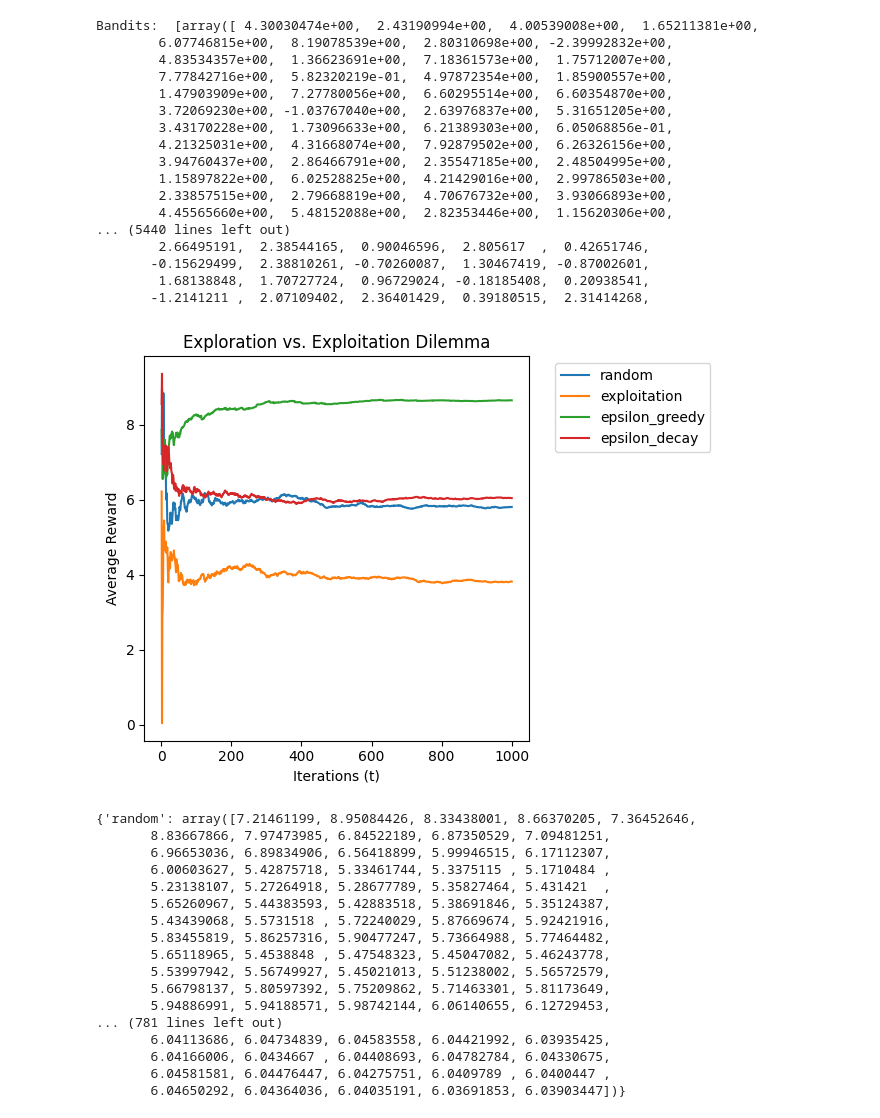
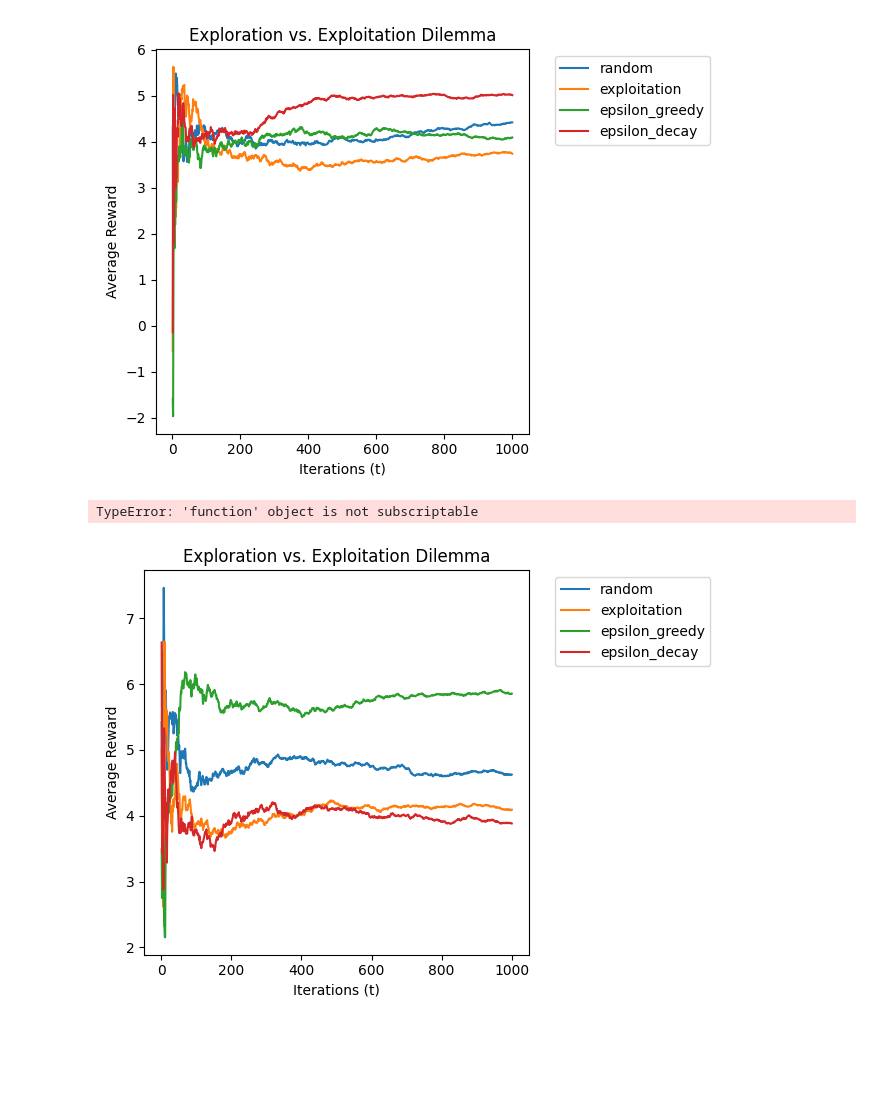
Before and after one commit to amanbarar/machine-learning-niit, a Jupyter notebook: Practical/Lab_13.ipynb, the cells around one changed output. Cells and saved outputs as stored; diff of their text form; code cells hidden in the pictures; blank space fills up the shorter version.

Commit message:
feat: best second best bandit

```diff
--- a/Practical/Lab_13.ipynb
+++ b/Practical/Lab_13.ipynb
@@ -4,5 +4,5 @@ import matplotlib.pyplot as plt
 # %%
 # Function to simulate bandits and return rewards
 def simulate_bandits(K, N):
-    bandits = [np.random.normal(loc=np.random.randint(1, 10), scale=np.random.uniform(1.0, 5.0), size=N) for _ in range(K)]
+    bandits = [np.random.normal(loc=np.random.randint(4, 6), scale=np.random.uniform(4.0, 5.5), size=N) for _ in range(K)]
     return bandits
@@ -9,7 +28,7 @@ def simulate_bandits(K, N):
 # %%
 # Function to perform the K-armed bandit simulation for different scenarios
-def k_armed_bandit_simulation(N, K, scenario):
-    bandits = simulate_bandits(K, N)
+def k_armed_bandit_simulation(N, K, scenario, bandits):
+    # bandits = simulate_bandits(K, N)
     total_reward = 0
     rewards = np.zeros(N)
     chosen_levers = np.zeros(N)
@@ -48,7 +67,6 @@ def k_armed_bandit_simulation(N, K, scenario):
         total_reward += reward
         rewards[t] = total_reward / (t + 1)
         chosen_levers[t] = lever
-    print("Bandits: ", bandits)
     return rewards
 # %%
 def plot_results(N, all_rewards):
@@ -63,48 +81,47 @@ def plot_results(N, all_rewards):
 # %%
 N = 1000
 K = 10
 scenarios = ['random', 'exploitation', 'epsilon_greedy', 'epsilon_decay']
 all_rewards = {}
 for scenario in scenarios:
-    rewards = k_armed_bandit_simulation(N, K, scenario)
+    rewards = k_armed_bandit_simulation(N, K, scenario, simulate_bandits(K, N))
     all_rewards[scenario] = rewards
 
 
 plot_results(N, all_rewards)
-print(all_rewards)
 # %% [output]
-Bandits:  [array([ 4.30030474e+00,  2.43190994e+00,  4.00539008e+00,  1.65211381e+00,
-        6.07746815e+00,  8.19078539e+00,  2.80310698e+00, -2.39992832e+00,
-        4.83534357e+00,  1.36623691e+00,  7.18361573e+00,  1.75712007e+00,
-        7.77842716e+00,  5.82320219e-01,  4.97872354e+00,  1.85900557e+00,
-        1.47903909e+00,  7.27780056e+00,  6.60295514e+00,  6.60354870e+00,
-        3.72069230e+00, -1.03767040e+00,  2.63976837e+00,  5.31651205e+00,
-        3.43170228e+00,  1.73096633e+00,  6.21389303e+00,  6.05068856e-01,
-        4.21325031e+00,  4.31668074e+00,  7.92879502e+00,  6.26326156e+00,
-        3.94760437e+00,  2.86466791e+00,  2.35547185e+00,  2.48504995e+00,
-        1.15897822e+00,  6.02528825e+00,  4.21429016e+00,  2.99786503e+00,
-        2.33857515e+00,  2.79668819e+00,  4.70676732e+00,  3.93066893e+00,
-        4.45565660e+00,  5.48152088e+00,  2.82353446e+00,  1.15620306e+00,
-... (5440 lines left out)
-        2.66495191,  2.38544165,  0.90046596,  2.805617  ,  0.42651746,
-       -0.15629499,  2.38810261, -0.70260087,  1.30467419, -0.87002601,
-        1.68138848,  1.70727724,  0.96729024, -0.18185408,  0.20938541,
-       -1.2141211 ,  2.07109402,  2.36401429,  0.39180515,  2.31414268,
-[figure, old version]
+[figure, new version]
-{'random': array([7.21461199, 8.95084426, 8.33438001, 8.66370205, 7.36452646,
-       8.83667866, 7.97473985, 6.84522189, 6.87350529, 7.09481251,
-       6.96653036, 6.89834906, 6.56418899, 5.99946515, 6.17112307,
-       6.00603627, 5.42875718, 5.33461744, 5.3375115 , 5.1710484 ,
-       5.23138107, 5.27264918, 5.28677789, 5.35827464, 5.431421  ,
-       5.65260967, 5.44383593, 5.42883518, 5.38691846, 5.35124387,
-       5.43439068, 5.5731518 , 5.72240029, 5.87669674, 5.92421916,
-       5.83455819, 5.86257316, 5.90477247, 5.73664988, 5.77464482,
-       5.65118965, 5.4538848 , 5.47548323, 5.45047082, 5.46243778,
-       5.53997942, 5.56749927, 5.45021013, 5.51238002, 5.56572579,
-       5.66798137, 5.80597392, 5.75209862, 5.71463301, 5.81173649,
-       5.94886991, 5.94188571, 5.98742144, 6.06140655, 6.12729453,
-... (781 lines left out)
-       6.04113686, 6.04734839, 6.04583558, 6.04421992, 6.03935425,
-       6.04166006, 6.0434667 , 6.04408693, 6.04782784, 6.04330675,
-       6.04581581, 6.04476447, 6.04275751, 6.0409789 , 6.0400447 ,
-       6.04650292, 6.04364036, 6.04035191, 6.03691853, 6.03903447])}
+# %%
+bandits = simulate_bandits(K, N)
+
+best_bandit, second_best_bandit = find_best_bandits(bandits)
+updated_bandits = update_bandits(bandits, best_bandit, second_best_bandit)
+
+N = 1000
+K = 10
+scenarios = ['random', 'exploitation', 'epsilon_greedy', 'epsilon_decay']
+all_rewards = {}
+for scenario in scenarios:
+    rewards = k_armed_bandit_simulation(N, K, scenario, update_bandits)
+    all_rewards[scenario] = rewards
+
+plot_results(N, all_rewards)
+# %% [output]
+TypeError: 'function' object is not subscriptable
+# %%
+N = 1000
+K = 10
+scenarios = ['random', 'exploitation', 'epsilon_greedy', 'epsilon_decay']
+all_rewards = {}
+
+# Initialize bandits outside the loop
+bandits = simulate_bandits(K, N)
+
+for scenario in scenarios:
+    # Pass the initialized bandits to the function
+    rewards = k_armed_bandit_simulation(N, K, scenario, bandits)
+    all_rewards[scenario] = rewards
+
+plot_results(N, all_rewards)
+# %% [output]
+[figure, added]
```
Also changed, not shown: parts of 1 cell of this notebook.
